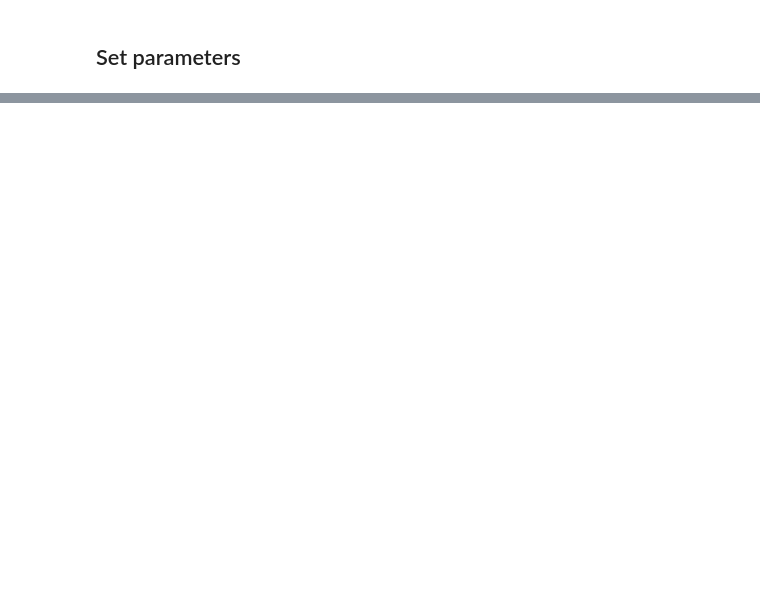
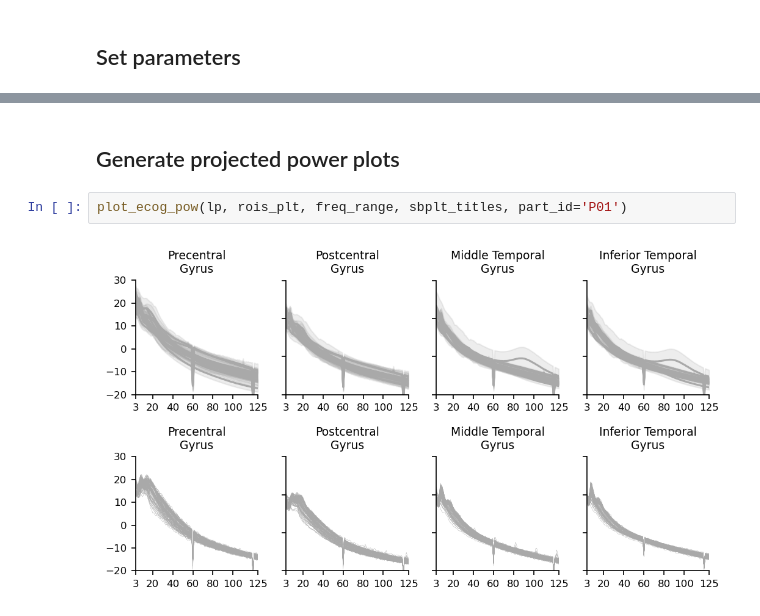
Before and after one commit to BruntonUWBio/ajile12-nwb-data, a Jupyter notebook: figs/Plot_pow_spectra.ipynb, the cells around one changed output, grey strips where cells are left out. Cells and saved outputs as stored; diff of their text form; blank space fills up the shorter version.

```diff
--- a/figs/Plot_pow_spectra.ipynb
+++ b/figs/Plot_pow_spectra.ipynb
@@ -138,0 +11,6 @@ plt.show()
+# %% [markdown]
+## Generate projected power plots
+# %%
+plot_ecog_pow(lp, rois_plt, freq_range, sbplt_titles, part_id='P01')
+# %% [output]
+[figure, added]
```
Also changed, not shown: parts of 7 cells of this notebook, 9 other files.
